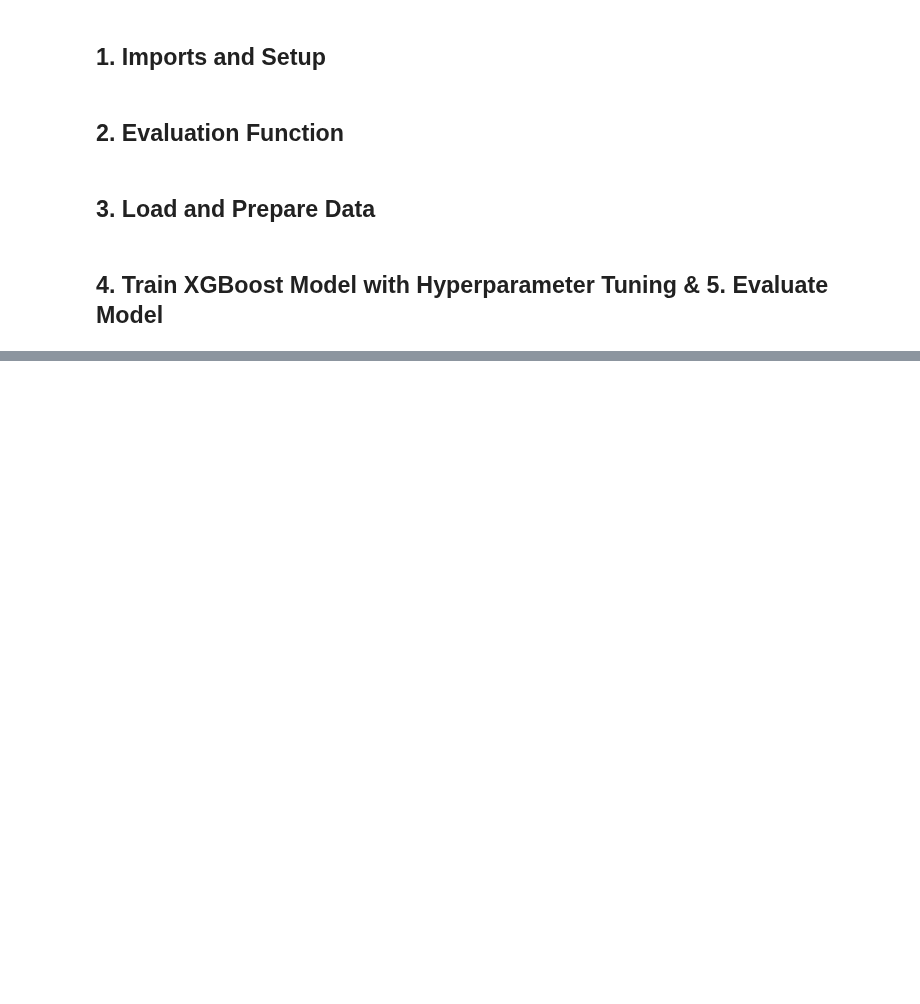
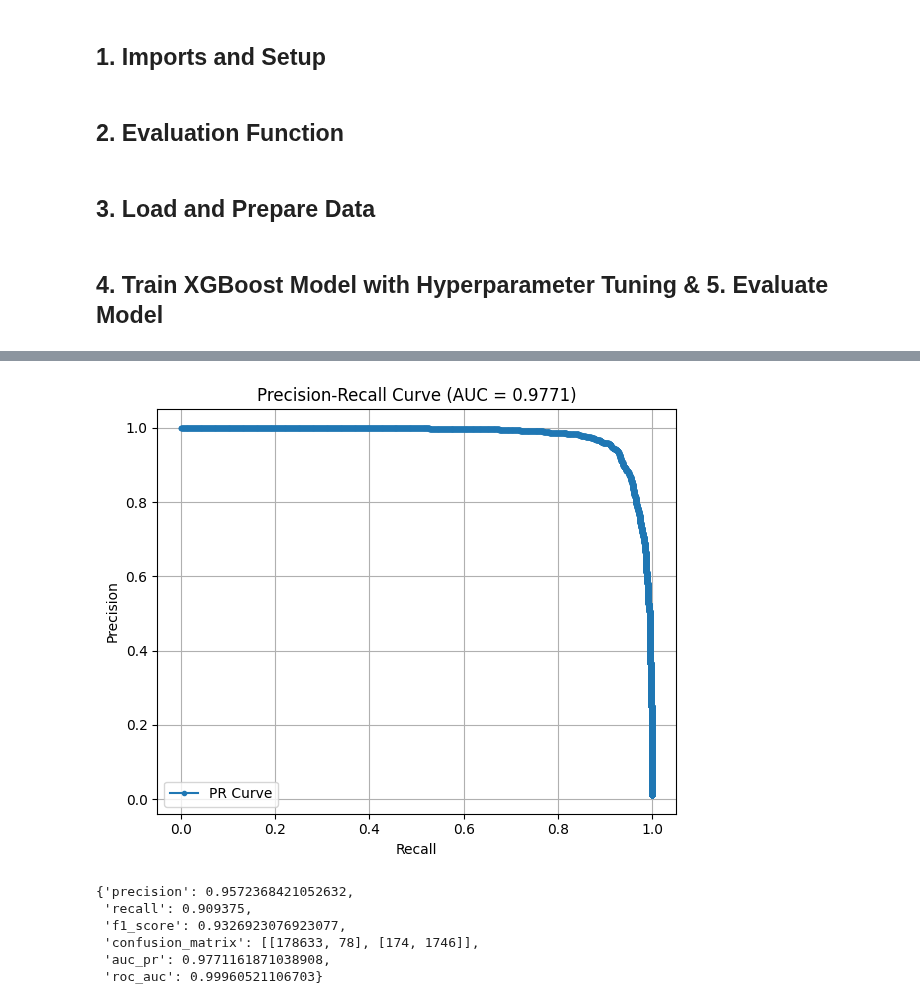
Before and after one commit to bernisschow/DSA4263-Business-and-Commerce-Fraud-Detection, a Jupyter notebook: notebooks/gradientBoosting.ipynb, the cells around one changed output, grey strips where cells are left out. Cells and saved outputs as stored; diff of their text form; code cells hidden in the pictures; blank space fills up the shorter version.

Commit message:
updated gradient boost with improved preprocessing and tuning

```diff
--- a/notebooks/gradientBoosting.ipynb
+++ b/notebooks/gradientBoosting.ipynb
@@ -177,7 +85,0 @@ Fitting 3 folds for each of 72 candidates, totalling 216 fits
-# %%
-import time
-
-xgb_test = xgb.XGBClassifier(eval_metric='logloss', random_state=42)
-start = time.time()
-xgb_test.fit(X_train, y_train)
-print("Single fit time:", time.time() - start)
@@ -352,0 +86,63 @@ ROC AUC:                   0.9416
+# %%
+# 1. Feature Importance Selection (initial model to rank features)
+base_model = xgb.XGBClassifier(tree_method='hist', random_state=42)
+base_model.fit(X_train, y_train)
+
+importances = base_model.feature_importances_
+importance_df = pd.DataFrame({'feature': X_train.columns, 'importance': importances})
+top_features = importance_df.sort_values(by='importance', ascending=False)['feature'][:30]
+
+X_train_top = X_train[top_features]
+X_val_top = X_val[top_features]
+
+# 2. Calculate class weight
+scale_pos_weight = (y_train == 0).sum() / (y_train == 1).sum()
+
+# 3. Hyperparameter Tuning
+param_dist = {
+    'n_estimators': [100, 200, 300],
+    'max_depth': [3, 5, 7, 10],
+    'learning_rate': [0.01, 0.05, 0.1, 0.2],
+    'subsample': [0.7, 0.8, 0.9, 1],
+    'colsample_bytree': [0.7, 0.8, 0.9, 1],
+    'scale_pos_weight': [scale_pos_weight],
+    'gamma': [0, 1, 5],
+    'min_child_weight': [1, 3, 5]
+}
+
+xgb_clf = xgb.XGBClassifier(tree_method='hist', eval_metric='logloss', random_state=42)
+
+f1_scorer = make_scorer(f1_score)
+
+random_search = RandomizedSearchCV(
+    xgb_clf,
+    param_distributions=param_dist,
+    n_iter=25,
+    scoring=f1_scorer,
+    cv=3,
+    verbose=1,
+    n_jobs=-1,
+    random_state=42
+)
+
+random_search.fit(X_train_top, y_train)
+
+best_model = random_search.best_estimator_
+
+# 4. Predict probabilities on validation set
+y_proba = best_model.predict_proba(X_val_top)[:, 1]
+
+# 5. Threshold Tuning for Best F1
+precisions, recalls, thresholds = precision_recall_curve(y_val, y_proba)
+f1_scores = 2 * (precisions * recalls) / (precisions + recalls + 1e-10)
+best_idx = np.argmax(f1_scores)
+best_threshold = thresholds[best_idx]
+best_f1 = f1_scores[best_idx]
+
+print(f"Best Threshold: {best_threshold:.3f}")
+print(f"Best F1 Score: {best_f1:.4f}")
+
+# 6. Final prediction and evaluation
+y_pred_final = (y_proba > best_threshold).astype(int)
+evaluate_model(y_val, y_pred_final, y_proba)
+# %% [output]
@@ -352,0 +166,7 @@ ROC AUC:                   0.9416
+[figure, added]
+{'precision': 0.9572368421052632,
+ 'recall': 0.909375,
+ 'f1_score': 0.9326923076923077,
+ 'confusion_matrix': [[178633, 78], [174, 1746]],
+ 'auc_pr': 0.9771161871038908,
+ 'roc_auc': 0.99960521106703}
```
Also changed, not shown: parts of 8 cells of this notebook.
